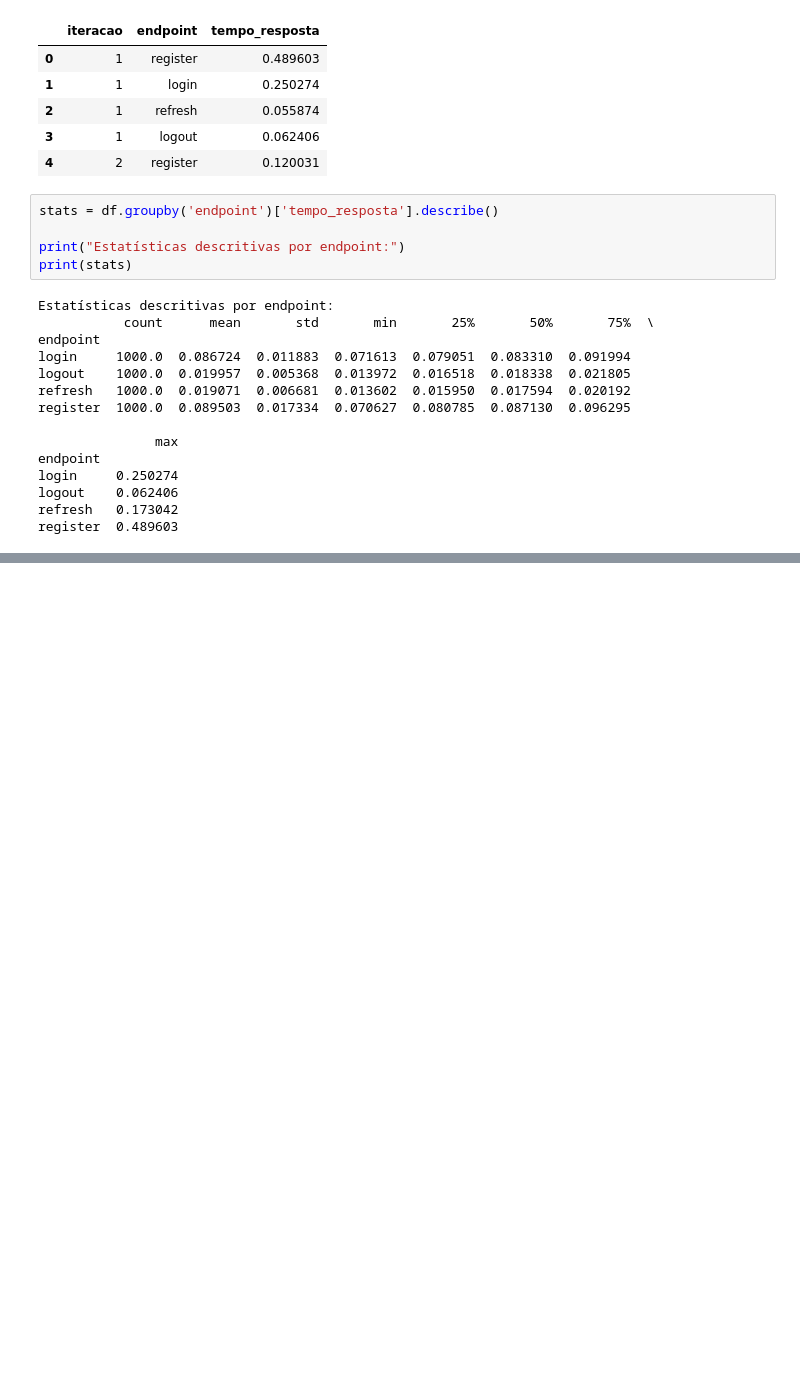
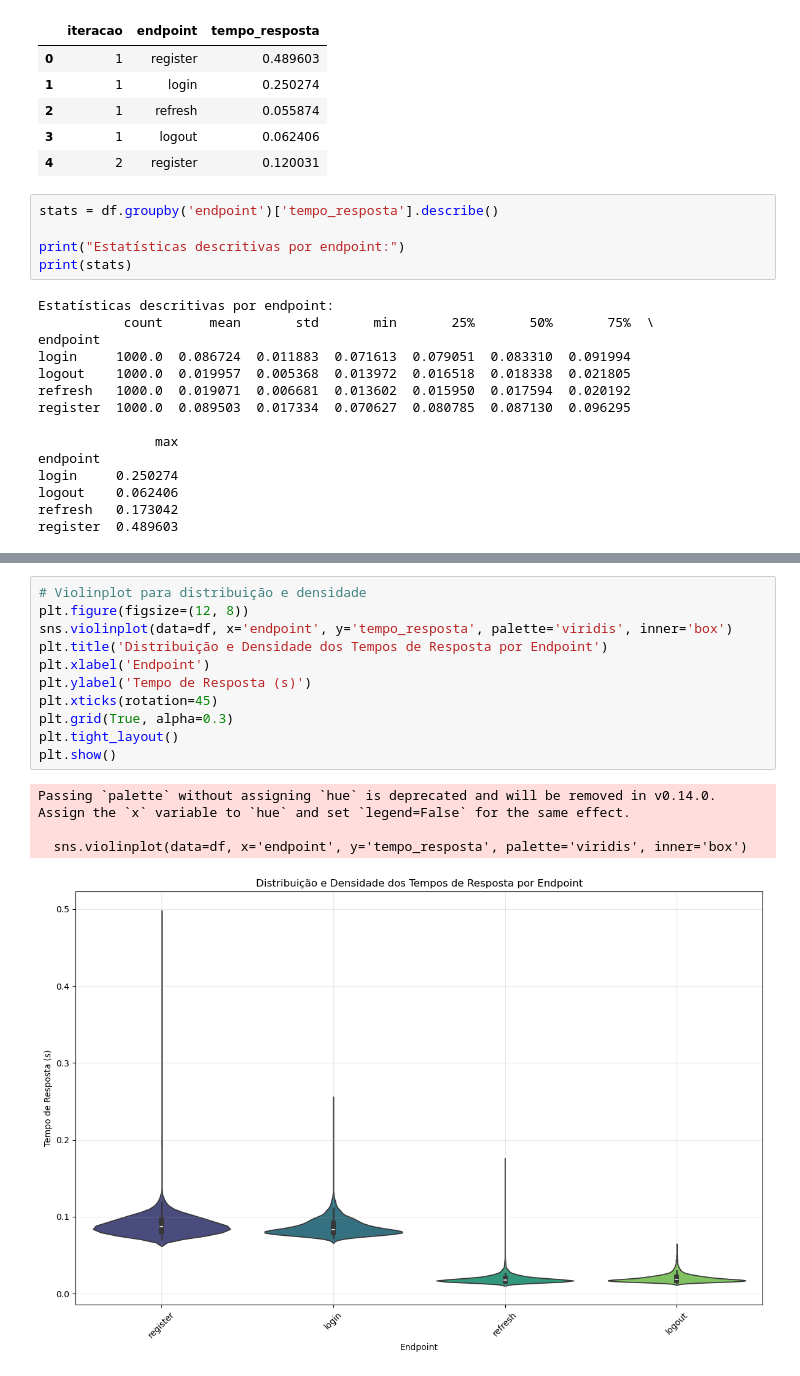
Before and after one commit to MateusVasc/IAM-Identity-and-Access-Management, a Jupyter notebook: data_analysis._post_update.ipynb, the cells around one changed output, grey strips where cells are left out. Saved outputs shown, nothing was run; the diff lists cells and outputs as text; blank space fills up the shorter version.

```diff
--- a/data_analysis._post_update.ipynb
+++ b/data_analysis._post_update.ipynb
@@ -72,0 +87,16 @@ plt.show()
+# %%
+# Violinplot para distribuição e densidade
+plt.figure(figsize=(12, 8))
+sns.violinplot(data=df, x='endpoint', y='tempo_resposta', palette='viridis', inner='box')
+plt.title('Distribuição e Densidade dos Tempos de Resposta por Endpoint')
+plt.xlabel('Endpoint')
+plt.ylabel('Tempo de Resposta (s)')
+plt.xticks(rotation=45)
+plt.grid(True, alpha=0.3)
+plt.tight_layout()
+plt.show()
+# %% [output]
+Passing `palette` without assigning `hue` is deprecated and will be removed in v0.14.0. Assign the `x` variable to `hue` and set `legend=False` for the same effect.
+
+  sns.violinplot(data=df, x='endpoint', y='tempo_resposta', palette='viridis', inner='box')
+[figure, added]
```
Also changed, not shown: parts of 11 cells of this notebook, 1 other file.
